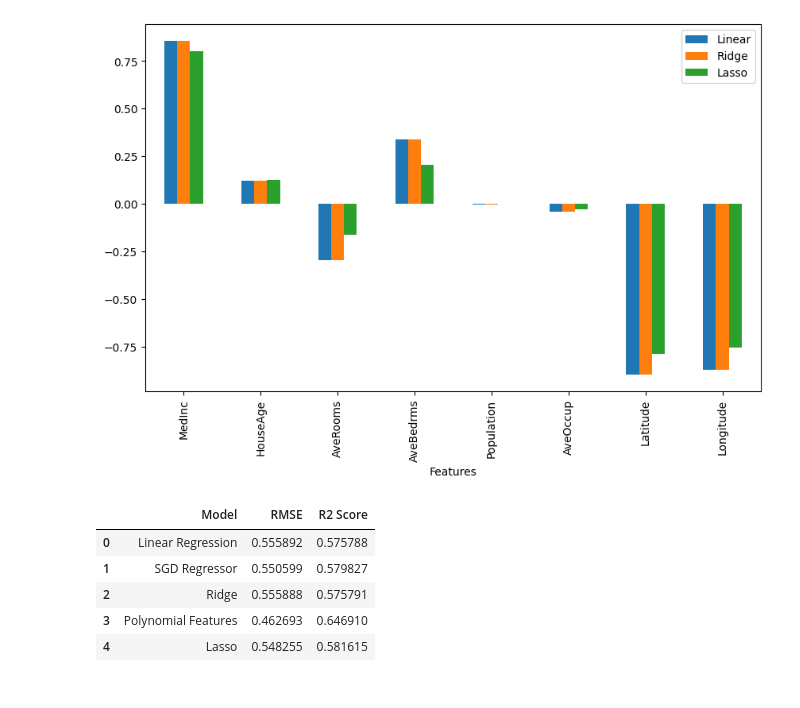
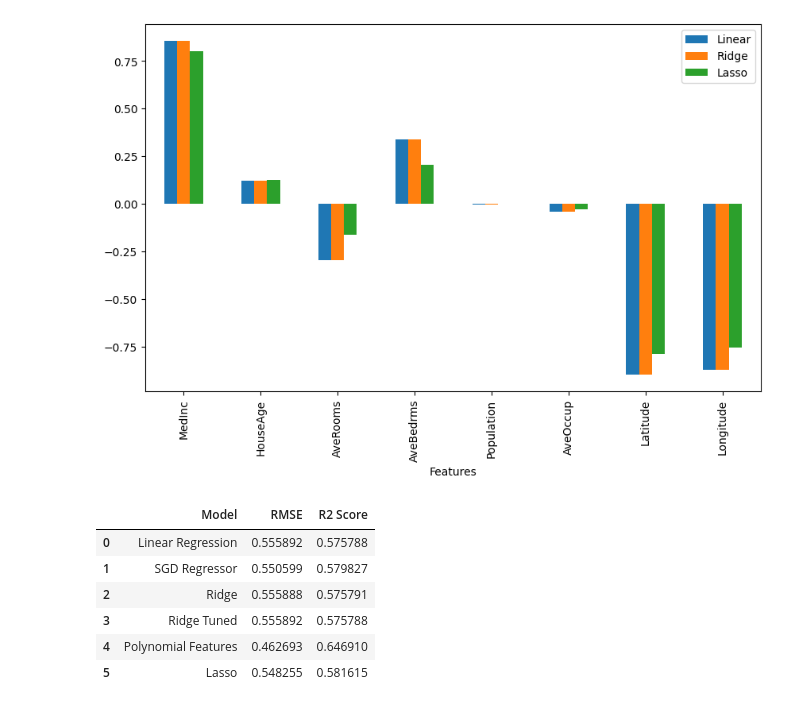
Before and after one commit to Nilakshi-05/house-price-prediction, a Jupyter notebook: notebooks/02_modeling.ipynb, the cells around one changed output. Cells and saved outputs as stored; diff of their text form; code cells hidden in the pictures.

Commit message:
Tuned Ridge with Alpha

```diff
--- a/notebooks/02_modeling.ipynb
+++ b/notebooks/02_modeling.ipynb
@@ -127,0 +131,19 @@ coef_df
+# %%
+ridge = Pipeline([
+    ("preprocessing", preprocessor),
+    ("model", Ridge())
+])
+param_grid_ridge = {
+    "model__alpha" : [0.001,0.01,0.1,1.0,10,100]
+}
+ridge_grid = GridSearchCV(
+    ridge,
+    param_grid_ridge,
+    cv = 5,
+    scoring = "r2",
+    n_jobs = -1
+)
+
+ridge_grid.fit(X_train, y_train)
+print("Best Ridge Alpha:", ridge_grid.best_params_)
+print("Best Ridge CV Score:", ridge_grid.best_score_)
@@ -127,0 +153,7 @@ coef_df
+# %%
+best_ridge = ridge_grid.best_estimator_
+y_pred_ridge_grid = best_ridge.predict(X_test)
+
+rmse_ridge_grid = mean_squared_error(y_test, y_pred_ridge_grid)
+r2_ridge_grid = r2_score(y_test, y_pred_ridge_grid)
+print(rmse_ridge_grid, r2_ridge_grid)
@@ -177,14 +213,15 @@ coef_df.set_index("Features").plot(kind = "bar", figsize = (10,6))
 [figure]
 # %%
 pd.DataFrame({
-    "Model" : ["Linear Regression", "SGD Regressor","Ridge","Polynomial Features", "Lasso"],
-    "RMSE" : [rmse, rmse_sgd, rmse_ridge, rmse_poly, rmse_lasso],
-    "R2 Score" : [r2, r2_sgd, r2_ridge, r2_poly, r2_lasso]
+    "Model" : ["Linear Regression", "SGD Regressor","Ridge", "Ridge Tuned","Polynomial Features", "Lasso"],
+    "RMSE" : [rmse, rmse_sgd, rmse_ridge, rmse_ridge_grid, rmse_poly, rmse_lasso],
+    "R2 Score" : [r2, r2_sgd, r2_ridge, r2_ridge_grid, r2_poly, r2_lasso]
 })
 # %% [output]
 |  | Model | RMSE | R2 Score |
 | 0 | Linear Regression | 0.555892 | 0.575788 |
 | 1 | SGD Regressor | 0.550599 | 0.579827 |
 | 2 | Ridge | 0.555888 | 0.575791 |
-| 3 | Polynomial Features | 0.462693 | 0.646910 |
-| 4 | Lasso | 0.548255 | 0.581615 |
+| 3 | Ridge Tuned | 0.555892 | 0.575788 |
+| 4 | Polynomial Features | 0.462693 | 0.646910 |
+| 5 | Lasso | 0.548255 | 0.581615 |
```
Also changed, not shown: parts of 5 cells of this notebook.
